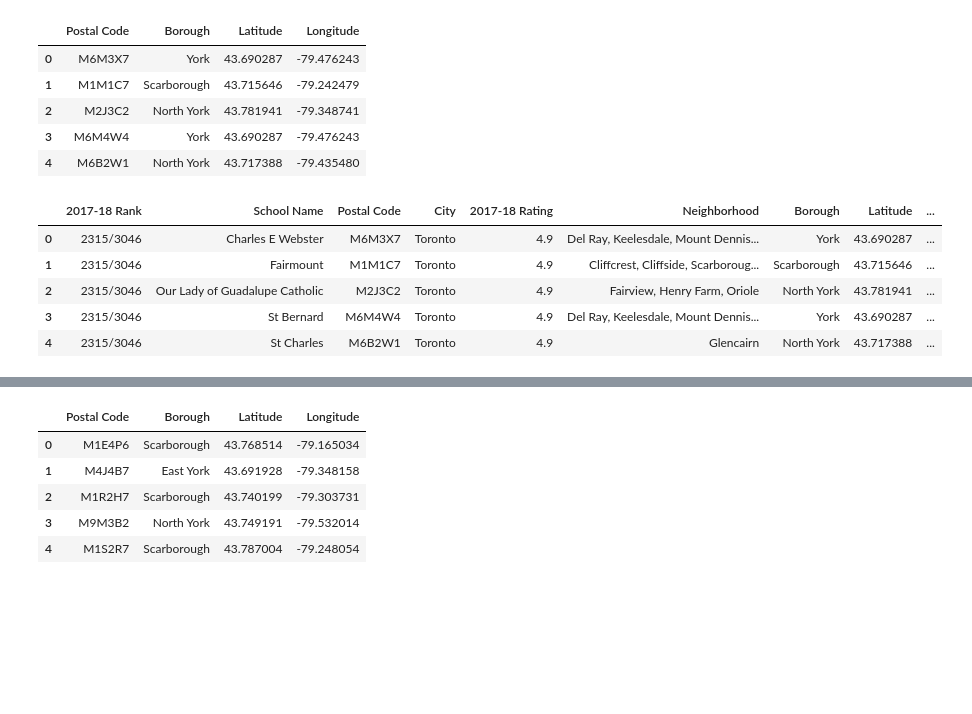
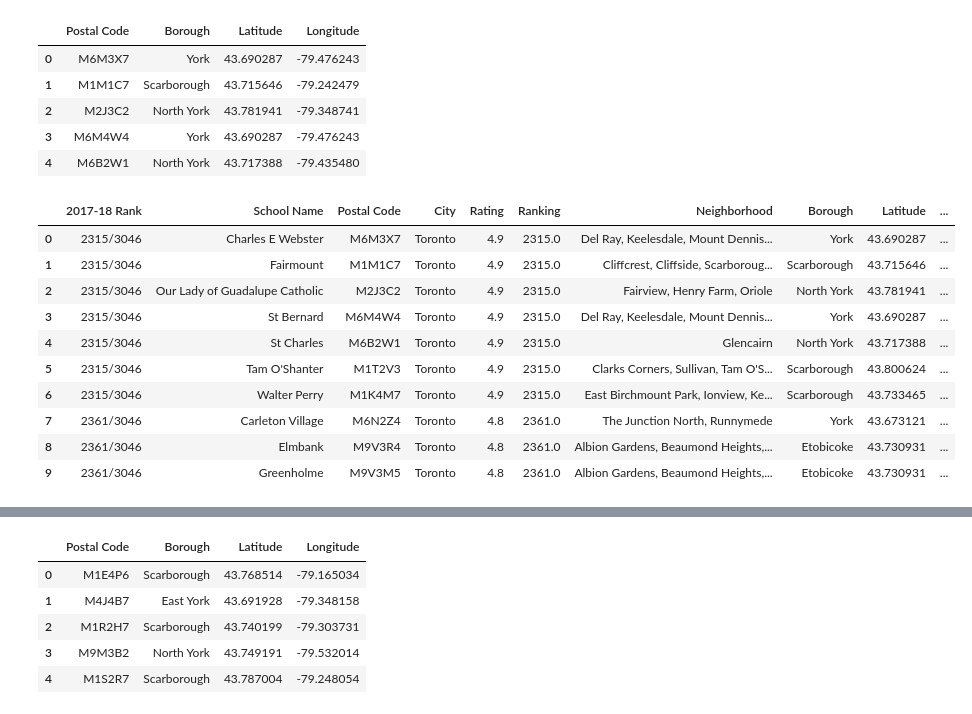
Before and after one commit to rosecondon/Coursera_Capstone, a Jupyter notebook: The_Battle_of_the_Neighborhoods_week2.ipynb, the cells around one changed output, grey strips where cells are left out. Cells and saved outputs as stored; diff of their text form; code cells hidden in the pictures; blank space fills up the shorter version.

```diff
--- a/The_Battle_of_the_Neighborhoods_week2.ipynb
+++ b/The_Battle_of_the_Neighborhoods_week2.ipynb
@@ -412,0 +432,5 @@ ranking_df.head()
+# %%
+ranking_df['Ranking'] = jr_ranking_list
+# %%
+ranking_df.rename(columns={"2017-18 Rating": "Rating"}, inplace=True)
+ranking_df['Ranking'] = ranking_df['Ranking'].astype(float)
@@ -435,0 +476,9 @@ ranking_df_new.head()
+# %%
+sr_ranking_list = []
+
+for index, row in sr_ranking_df.iterrows():
+    ranking_sl = row['2017-18 Rank']
+    #short = post_code.split(' ')
+    ranking_i = ranking_sl.split('/')
+    #print(ranking_i[0])
+    sr_ranking_list.append(ranking_i[0])
@@ -582,7 +629,7 @@ sr_ranking_df_new.loc[:,"2017-18 Rating"].mean()
 Now we know the the consider Neighborhoods are those schools which rating are below average
 # %%
 # select low rating school
-jr_low_df = ranking_df_new[ranking_df_new['2017-18 Rating'] < 5]
+jr_low_df = ranking_df_new[ranking_df_new['Rating'] < 5]
 
 jr_low_df.head()
 # %% [output]
@@ -658,14 +705,19 @@ jr_low_geo_df.head()
 # Merge two dataframe
 updated_jr_low_df = jr_low_df.merge(jr_low_geo_df, on="Postal Code", how="left")
 # %%
-updated_jr_low_df.head()
+updated_jr_low_df.head(10)
 # %% [output]
-|  | 2017-18 Rank | School Name | Postal Code | City | 2017-18 Rating | Neighborhood | Borough | Latitude | ... |
-| 0 | 2315/3046 | Charles E Webster | M6M3X7 | Toronto | 4.9 | Del Ray, Keelesdale, Mount Dennis... | York | 43.690287 | ... |
-| 1 | 2315/3046 | Fairmount | M1M1C7 | Toronto | 4.9 | Cliffcrest, Cliffside, Scarboroug... | Scarborough | 43.715646 | ... |
-| 2 | 2315/3046 | Our Lady of Guadalupe Catholic | M2J3C2 | Toronto | 4.9 | Fairview, Henry Farm, Oriole | North York | 43.781941 | ... |
-| 3 | 2315/3046 | St Bernard | M6M4W4 | Toronto | 4.9 | Del Ray, Keelesdale, Mount Dennis... | York | 43.690287 | ... |
-| 4 | 2315/3046 | St Charles | M6B2W1 | Toronto | 4.9 | Glencairn | North York | 43.717388 | ... |
+|  | 2017-18 Rank | School Name | Postal Code | City | Rating | Ranking | Neighborhood | Borough | Latitude | ... |
+| 0 | 2315/3046 | Charles E Webster | M6M3X7 | Toronto | 4.9 | 2315.0 | Del Ray, Keelesdale, Mount Dennis... | York | 43.690287 | ... |
+| 1 | 2315/3046 | Fairmount | M1M1C7 | Toronto | 4.9 | 2315.0 | Cliffcrest, Cliffside, Scarboroug... | Scarborough | 43.715646 | ... |
+| 2 | 2315/3046 | Our Lady of Guadalupe Catholic | M2J3C2 | Toronto | 4.9 | 2315.0 | Fairview, Henry Farm, Oriole | North York | 43.781941 | ... |
+| 3 | 2315/3046 | St Bernard | M6M4W4 | Toronto | 4.9 | 2315.0 | Del Ray, Keelesdale, Mount Dennis... | York | 43.690287 | ... |
+| 4 | 2315/3046 | St Charles | M6B2W1 | Toronto | 4.9 | 2315.0 | Glencairn | North York | 43.717388 | ... |
+| 5 | 2315/3046 | Tam O'Shanter | M1T2V3 | Toronto | 4.9 | 2315.0 | Clarks Corners, Sullivan, Tam O'S... | Scarborough | 43.800624 | ... |
+| 6 | 2315/3046 | Walter Perry | M1K4M7 | Toronto | 4.9 | 2315.0 | East Birchmount Park, Ionview, Ke... | Scarborough | 43.733465 | ... |
+| 7 | 2361/3046 | Carleton Village | M6N2Z4 | Toronto | 4.8 | 2361.0 | The Junction North, Runnymede | York | 43.673121 | ... |
+| 8 | 2361/3046 | Elmbank | M9V3R4 | Toronto | 4.8 | 2361.0 | Albion Gardens, Beaumond Heights,... | Etobicoke | 43.730931 | ... |
+| 9 | 2361/3046 | Greenholme | M9V3M5 | Toronto | 4.8 | 2361.0 | Albion Gardens, Beaumond Heights,... | Etobicoke | 43.730931 | ... |
 # %%
 # create map of Toronto using latitude and longitude values
 jr_school_map_toronto = folium.Map(location=[latitude, longitude], zoom_start=11)
```
Also changed, not shown: parts of 31 cells of this notebook.
